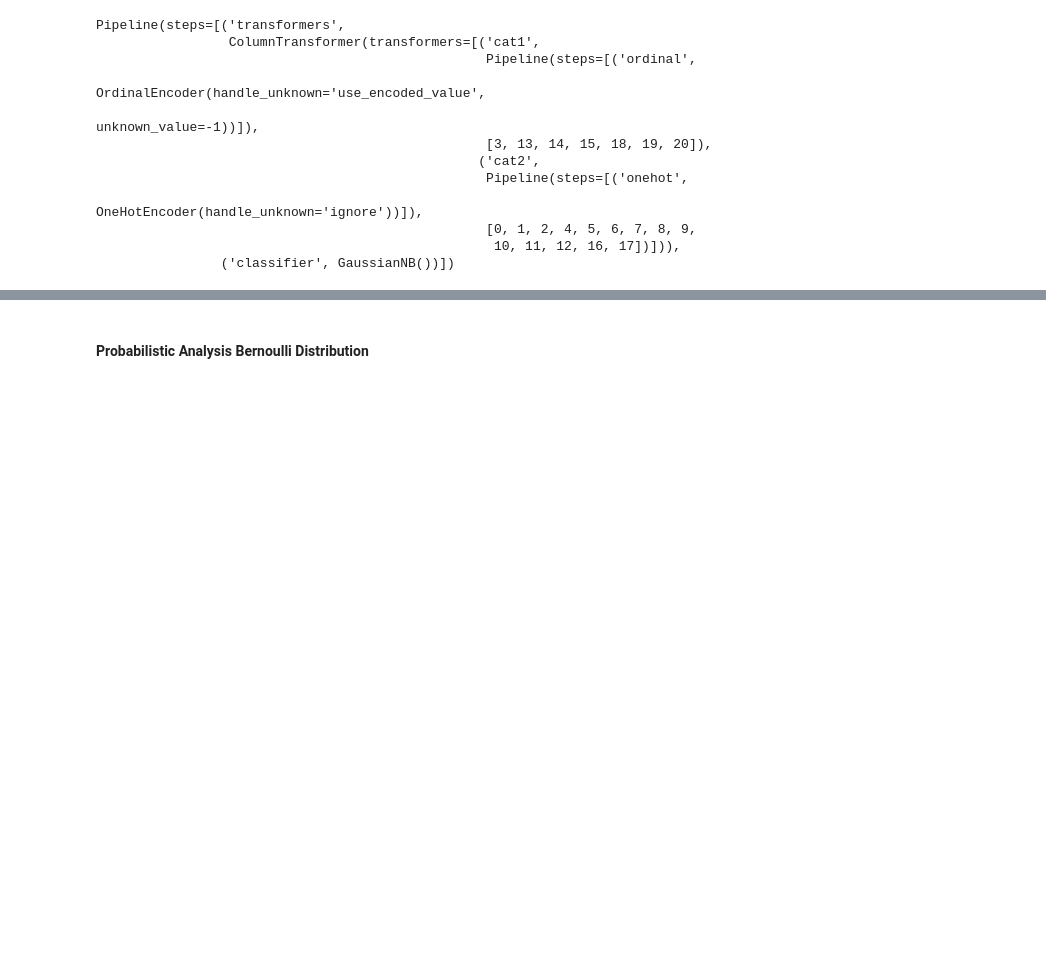
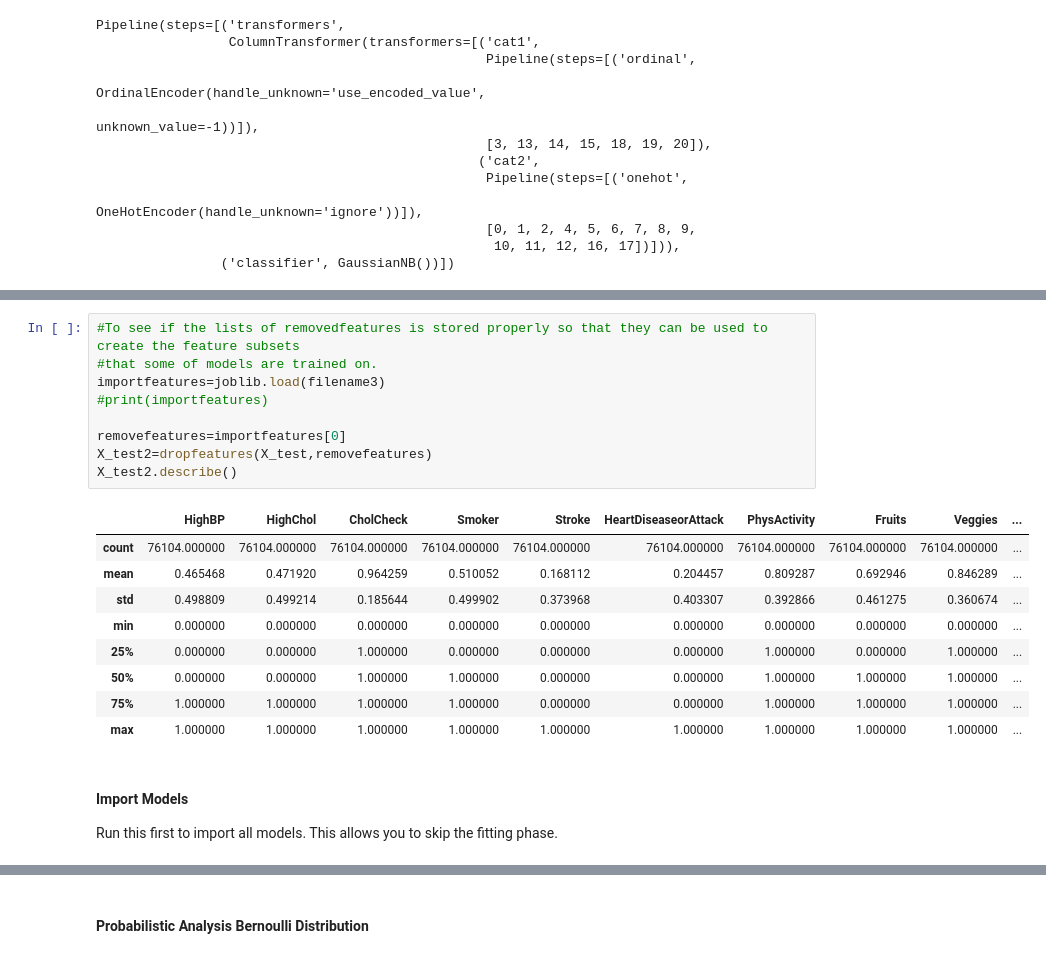
Before and after one commit to CoreyJiaJinHe/DataAnalysisProject, a Jupyter notebook: jupyterlab files/Diabetes.ipynb, the cells around one changed output, grey strips where cells are left out. Saved outputs shown, nothing was run; the diff lists cells and outputs as text; blank space fills up the shorter version.

```diff
--- a/jupyterlab files/Diabetes.ipynb
+++ b/jupyterlab files/Diabetes.ipynb
@@ -919,0 +1064,22 @@ Overall Recall: 0.8884577278731837
+# %%
+#To see if the lists of removedfeatures is stored properly so that they can be used to create the feature subsets
+#that some of models are trained on.
+importfeatures=joblib.load(filename3)
+#print(importfeatures)
+
+removefeatures=importfeatures[0]
+X_test2=dropfeatures(X_test,removefeatures)
+X_test2.describe()
+# %% [output]
+|  | HighBP | HighChol | CholCheck | Smoker | Stroke | HeartDiseaseorAttack | PhysActivity | Fruits | Veggies | ... |
+| count | 76104.000000 | 76104.000000 | 76104.000000 | 76104.000000 | 76104.000000 | 76104.000000 | 76104.000000 | 76104.000000 | 76104.000000 | ... |
+| mean | 0.465468 | 0.471920 | 0.964259 | 0.510052 | 0.168112 | 0.204457 | 0.809287 | 0.692946 | 0.846289 | ... |
+| std | 0.498809 | 0.499214 | 0.185644 | 0.499902 | 0.373968 | 0.403307 | 0.392866 | 0.461275 | 0.360674 | ... |
+| min | 0.000000 | 0.000000 | 0.000000 | 0.000000 | 0.000000 | 0.000000 | 0.000000 | 0.000000 | 0.000000 | ... |
+| 25% | 0.000000 | 0.000000 | 1.000000 | 0.000000 | 0.000000 | 0.000000 | 1.000000 | 0.000000 | 1.000000 | ... |
+| 50% | 0.000000 | 0.000000 | 1.000000 | 1.000000 | 0.000000 | 0.000000 | 1.000000 | 1.000000 | 1.000000 | ... |
+| 75% | 1.000000 | 1.000000 | 1.000000 | 1.000000 | 0.000000 | 0.000000 | 1.000000 | 1.000000 | 1.000000 | ... |
+| max | 1.000000 | 1.000000 | 1.000000 | 1.000000 | 1.000000 | 1.000000 | 1.000000 | 1.000000 | 1.000000 | ... |
+# %% [markdown]
+<h4>Import Models</h4>
+<p>Run this first to import all models. This allows you to skip the fitting phase.</p>
```
Also changed, not shown: parts of 61 cells of this notebook, 3 other files.
